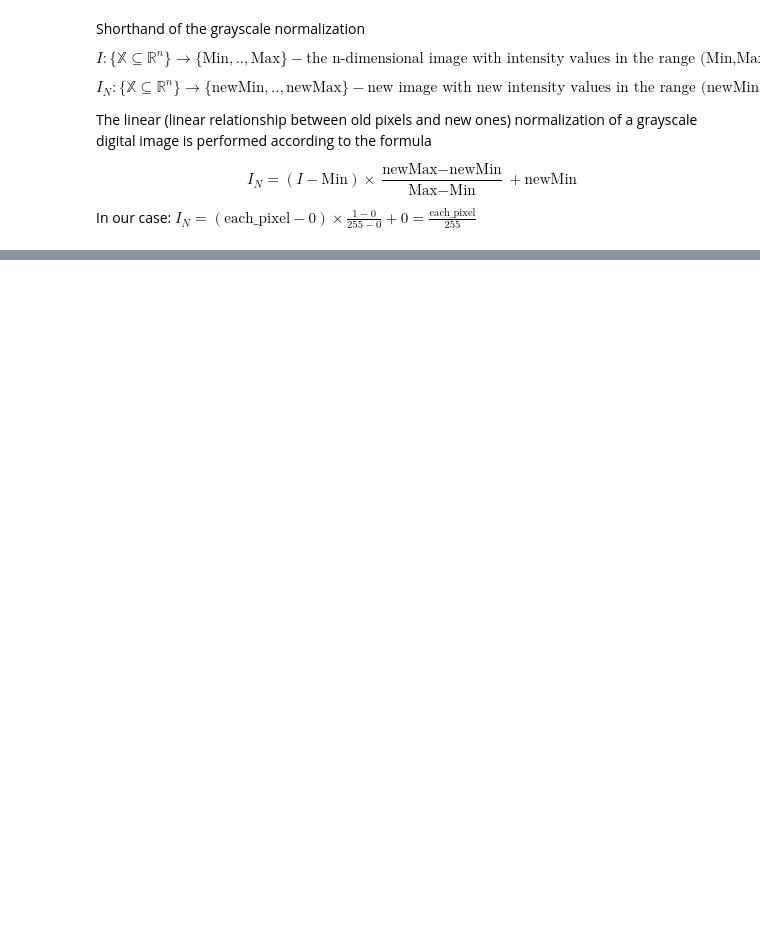
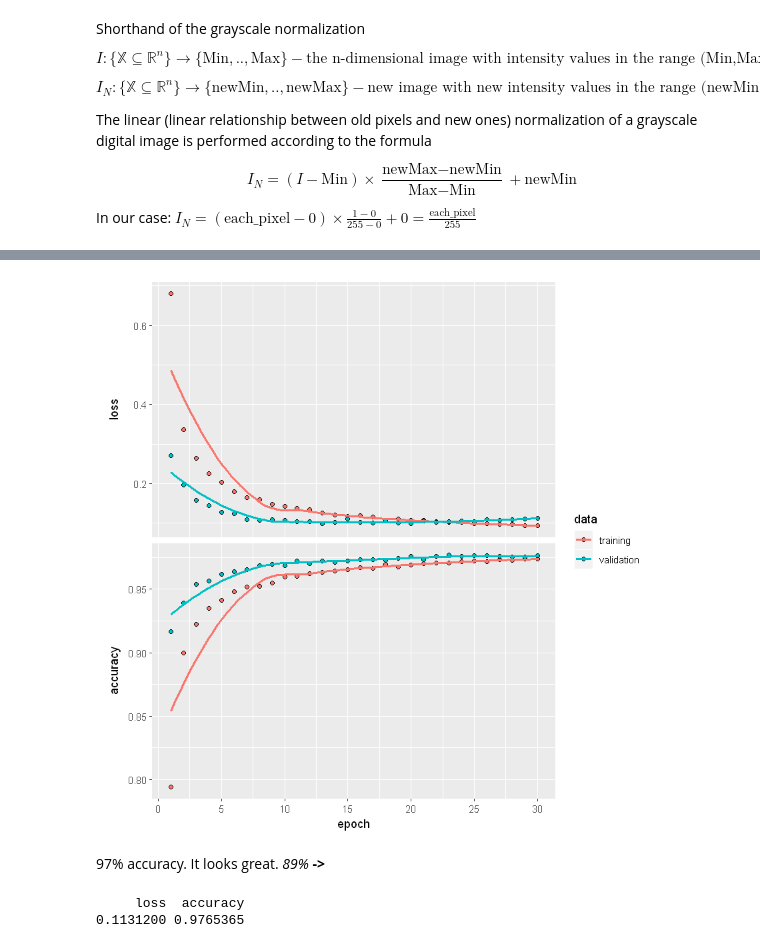
Before and after one commit to JuiceFV/Kaggle, a Jupyter notebook: Digit Recognizer/Solution.ipynb, the cells around one changed output, grey strips where cells are left out. Cells and saved outputs as stored; diff of their text form; code cells hidden in the pictures; blank space fills up the shorter version.

```diff
--- a/Digit Recognizer/Solution.ipynb
+++ b/Digit Recognizer/Solution.ipynb
@@ -610,7 +595,5 @@ $$
 
 In our case: $I_N = (\text{each_pixel} - 0) \times \frac{1 - 0}{255 - 0} + 0 = \frac{\text{each_pixel}}{255}$
 # %%
-# train[-1] <- train[-1]/255.0
-# test <- test/255.0
-train_split_normalized <- train_split[-label_index]/255.0
-test_split_normalized <- test_split[-label_index]/255.0
+X_train <- data.matrix(train_split[-label_index])/255.0
+X_test <- data.matrix(test_split[-label_index])/255.0
@@ -617,3 +602,3 @@ test_split_normalized <- test_split[-label_index]/255.0
 # %%
-train_split_normalized$label <- to_categorical(train_split$label, 10)
-test_split_normalized$label <- to_categorical(test_split$label, 10)
+Y_train <- to_categorical(train_split$label, 10)
+Y_test <- to_categorical(test_split$label, 10)
@@ -621,0 +675,12 @@ ERROR: Error in py_get_attr_impl(x, name, silent): AttributeError: module 'tenso
+# %%
+model_dnn <- keras_model_sequential()
+
+model_dnn %>%
+    layer_dense(units = 128, activation = 'relu', input_shape = c(784), kernel_initializer='random_normal',
+    bias_initializer='zeros') %>%
+    layer_dropout(rate = 0.4) %>%
+    layer_dense(units = 64, activation = 'relu', kernel_initializer='random_normal',
+    bias_initializer='zeros') %>%
+    layer_dropout(rate = 0.3) %>%
+    layer_dense(units = 10, activation = 'softmax', kernel_initializer='random_normal',
+    bias_initializer='zeros')
@@ -621,0 +714,18 @@ ERROR: Error in py_get_attr_impl(x, name, silent): AttributeError: module 'tenso
+# %%
+set.seed(42)
+history <- model_dnn %>% fit(
+  X_train, Y_train,
+  epochs = 30, batch_size = 100,
+  validation_data=list(X_test, Y_test)
+)
+# %%
+plot(history)
+# %% [output]
+[figure, added]
+# %% [markdown]
+97% accuracy. It looks great. *89%* **->**
+# %%
+evaluate(model_dnn, X_test, Y_test)
+# %% [output]
+     loss  accuracy
+0.1131200 0.9765365
```
Also changed, not shown: parts of 18 cells of this notebook.
